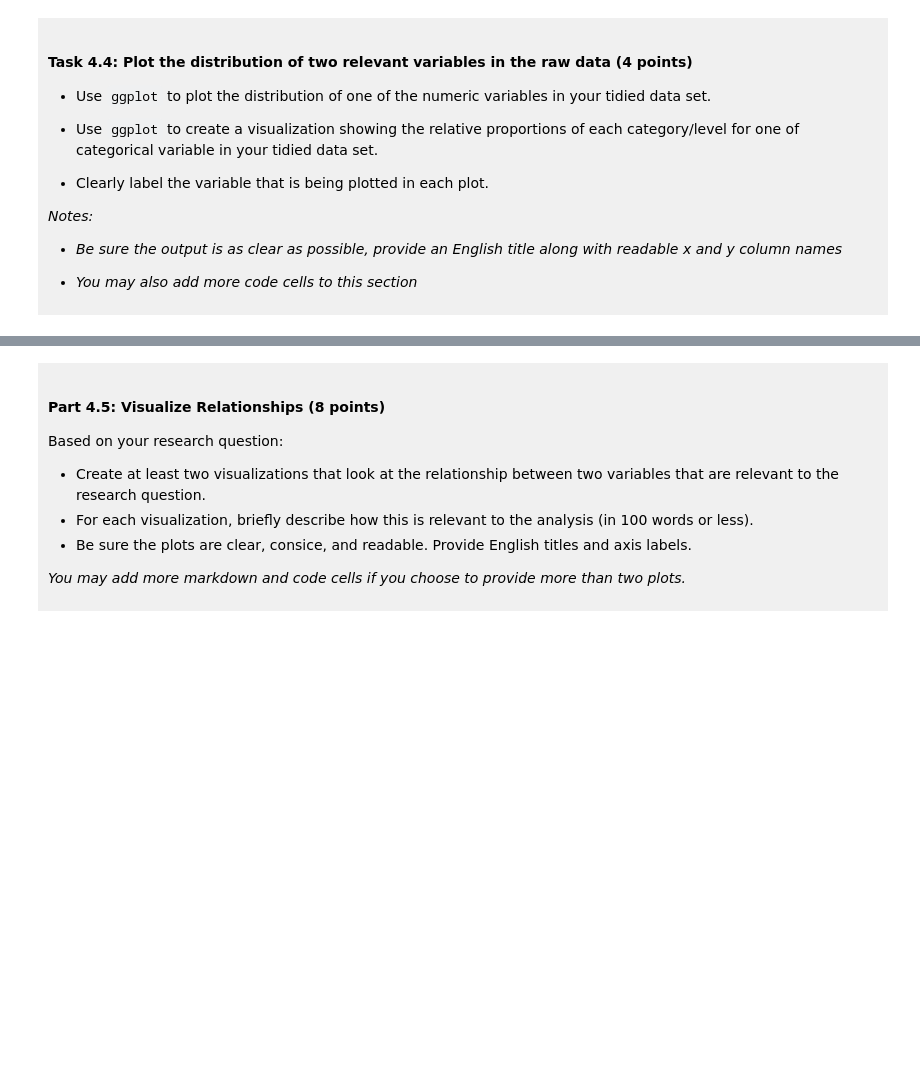
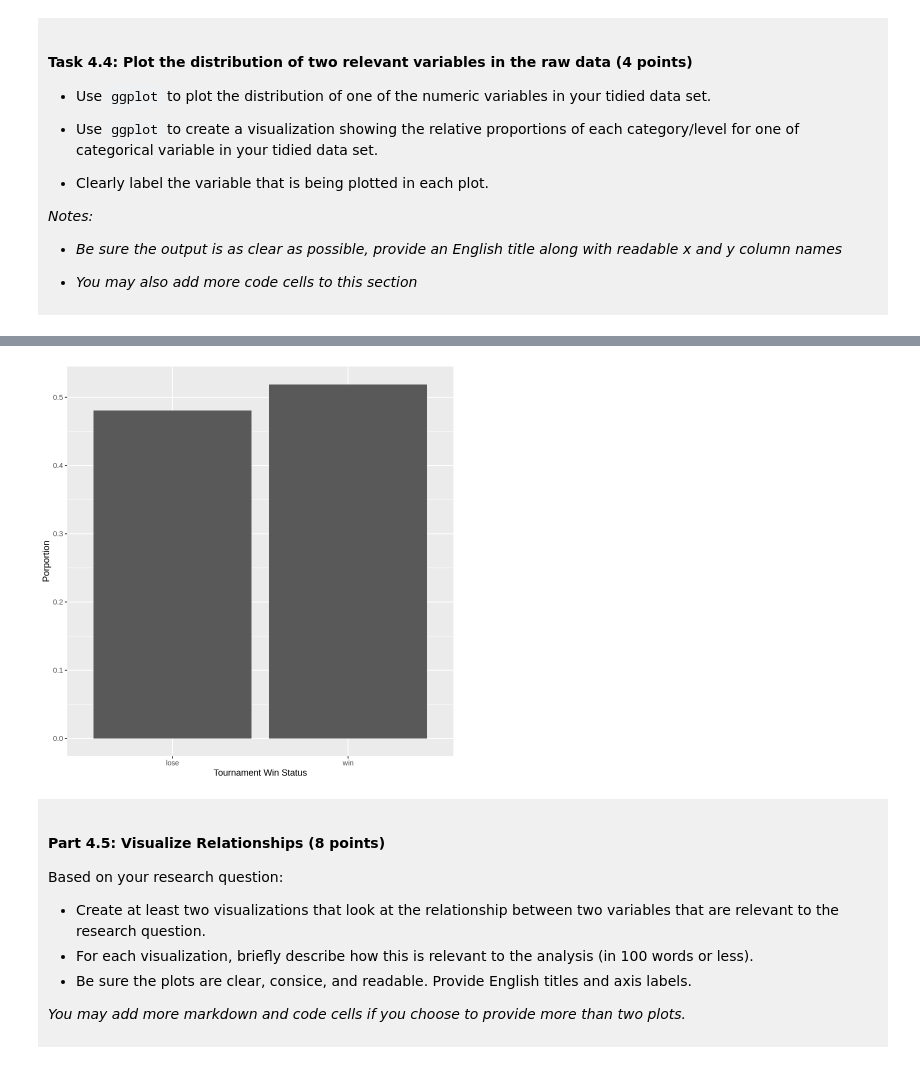
Before and after one commit to Mohan-lab869/dsci-100-project-mohan-chen, a Jupyter notebook: dsci-100-project-notebook.ipynb, the cells around one changed output, grey strips where cells are left out. Cells and saved outputs as stored; diff of their text form; code cells hidden in the pictures; blank space fills up the shorter version.

```diff
--- a/dsci-100-project-notebook.ipynb
+++ b/dsci-100-project-notebook.ipynb
@@ -261,5 +349,13 @@ You will refine your research question (if needed) and produce a tidy data set.
 # %%
-### EDIT THIS CODE CELL FOR PLOT 2 ###
+tidy_data2 <- tidy_data |>
+mutate(win_status = if_else(tourney_wins > 0, "win", "lose"))
+ggplot(tidy_data2, aes(x = win_status, y = after_stat(count / sum(count)))) +
+  geom_bar() +
+  labs(tile = "Proportion of Tournament Win Satas",
+       x = "Tournament Win Status",
+       y = "Porportion")
+# %% [output]
+[figure, added]
 # %% [markdown]
 <div style="background-color: #f0f0f0; padding: 10px;">
 
```
Also changed, not shown: parts of 13 cells of this notebook.
